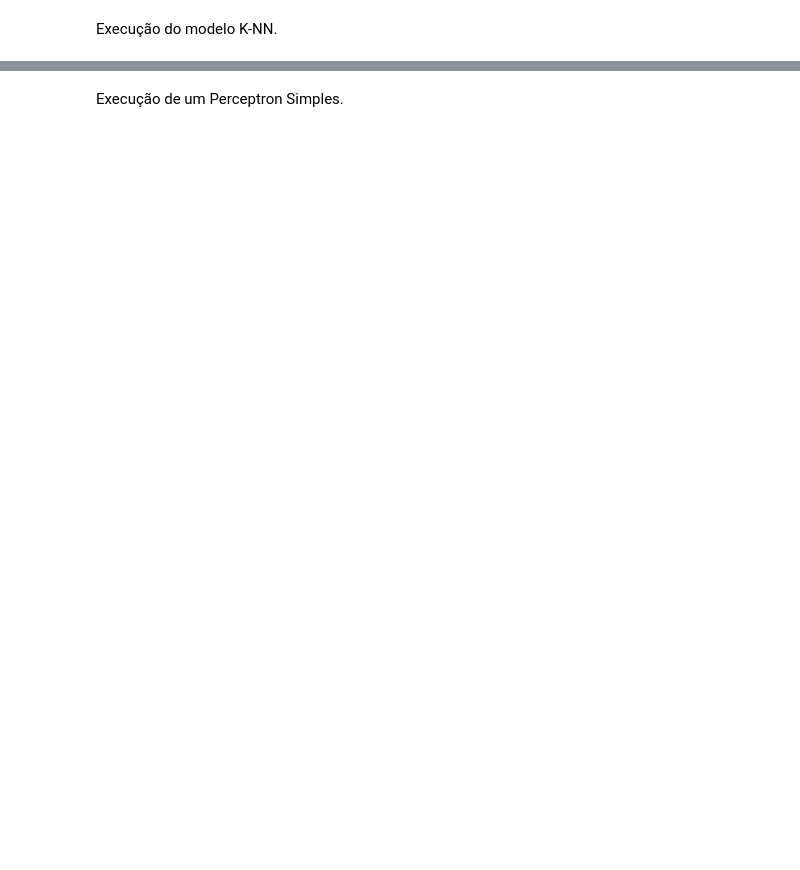
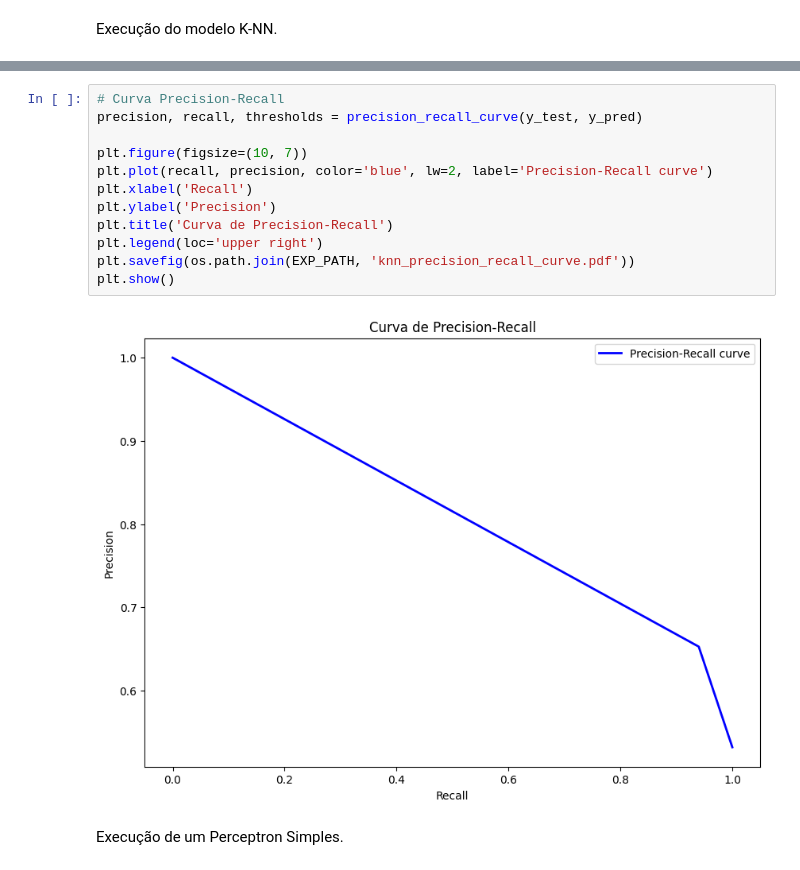
Before and after one commit to luissaster/SIN-492---Reconhecimento-de-Padr-es, a Jupyter notebook: SIN_492_Modelo_K_NN.ipynb, the cells around one changed output, grey strips where cells are left out. Drawn from its saved outputs; the diff is of its cells as text; blank space fills up the shorter version.

```diff
--- a/SIN_492_Modelo_K_NN.ipynb
+++ b/SIN_492_Modelo_K_NN.ipynb
@@ -83,3 +131,17 @@ Matriz de Confusão:
+# %%
+# Curva Precision-Recall
+precision, recall, thresholds = precision_recall_curve(y_test, y_pred)
+
+plt.figure(figsize=(10, 7))
+plt.plot(recall, precision, color='blue', lw=2, label='Precision-Recall curve')
+plt.xlabel('Recall')
+plt.ylabel('Precision')
+plt.title('Curva de Precision-Recall')
+plt.legend(loc='upper right')
+plt.savefig(os.path.join(EXP_PATH, 'knn_precision_recall_curve.pdf'))
+plt.show()
+# %% [output]
+[figure, added]
 # %% [markdown]
 Execução de um Perceptron Simples.
 # %%
```
Also changed, not shown: parts of 8 cells of this notebook.
